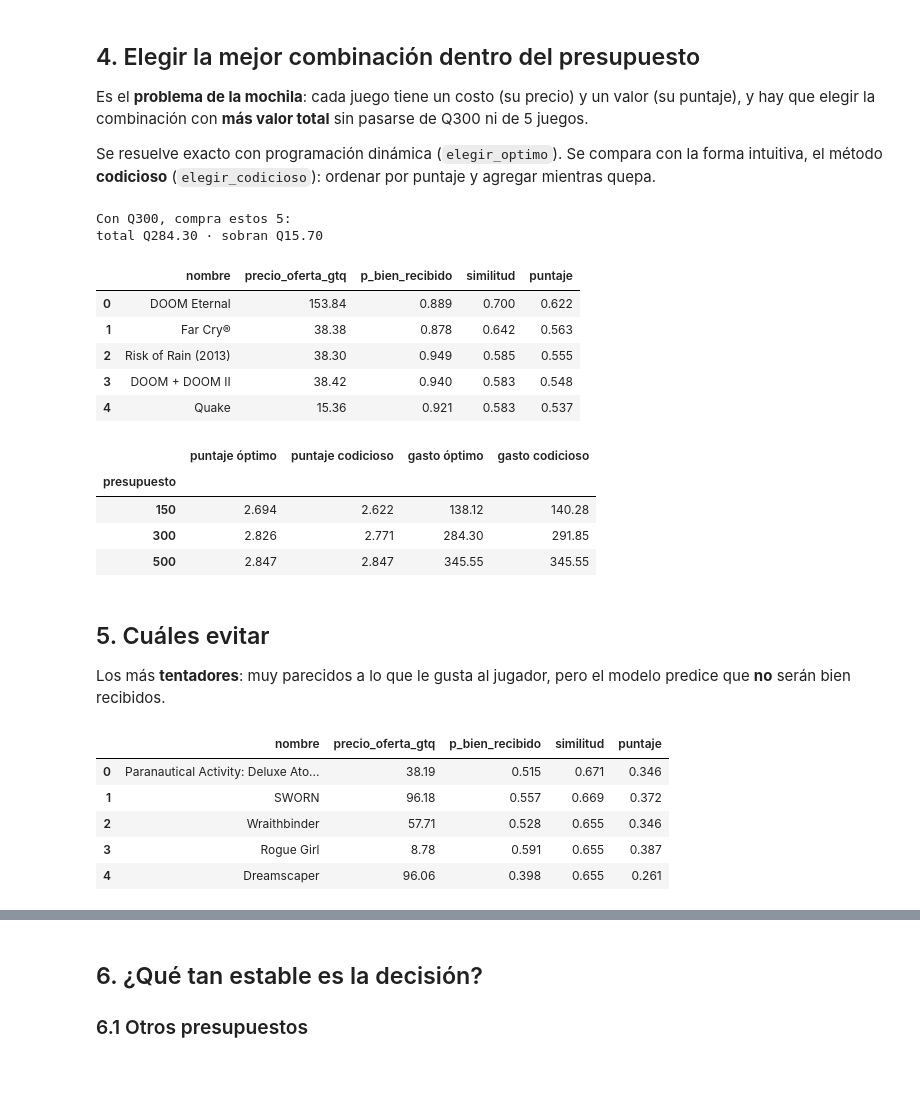
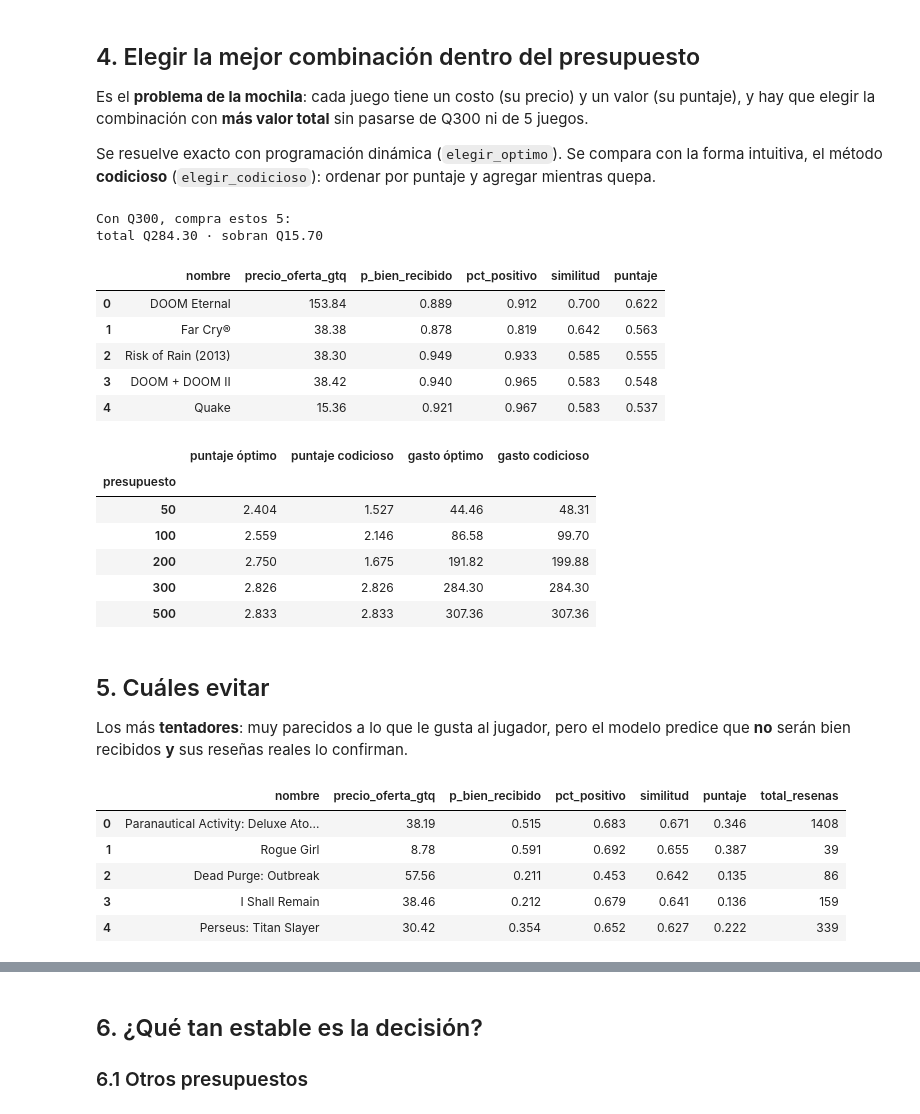
Before and after one commit to Nachopacca24/Data_science_final, a Jupyter notebook: notebooks/05_decision.ipynb, the cells around one changed output, grey strips where cells are left out. Saved outputs shown, nothing was run; the diff lists cells and outputs as text; code cells hidden in the pictures; blank space fills up the shorter version.

Commit message:
Decisión: las reseñas reales confirman al modelo antes de recomendar o mandar a evitar

```diff
--- a/notebooks/05_decision.ipynb
+++ b/notebooks/05_decision.ipynb
@@ -28,7 +30,7 @@ from src import config as C
 from src.decision import tabla_candidatos, filtrar, elegir_optimo, elegir_codicioso, evitar, cargar_umbral
 
 pd.set_option("display.max_colwidth", 45)
-COLS = ["nombre", "precio_oferta_gtq", "p_bien_recibido", "similitud", "puntaje"]
+COLS = ["nombre", "precio_oferta_gtq", "p_bien_recibido", "pct_positivo", "similitud", "puntaje"]
 # %% [markdown]
 ## 1. El jugador de ejemplo
 Le gustaron **DOOM** y **Hades** (`C.FAVORITOS_EJEMPLO`). Con eso se calcula, para cada juego, qué tanto se parece a sus gustos.
@@ -94,15 +100,15 @@ lista[COLS].round(3)
 # %% [output]
 Con Q300, compra estos 5:
 total Q284.30 · sobran Q15.70
-|  | nombre | precio_oferta_gtq | p_bien_recibido | similitud | puntaje |
-| 0 | DOOM Eternal | 153.84 | 0.889 | 0.700 | 0.622 |
-| 1 | Far Cry® | 38.38 | 0.878 | 0.642 | 0.563 |
-| 2 | Risk of Rain (2013) | 38.30 | 0.949 | 0.585 | 0.555 |
-| 3 | DOOM + DOOM II | 38.42 | 0.940 | 0.583 | 0.548 |
-| 4 | Quake | 15.36 | 0.921 | 0.583 | 0.537 |
+|  | nombre | precio_oferta_gtq | p_bien_recibido | pct_positivo | similitud | puntaje |
+| 0 | DOOM Eternal | 153.84 | 0.889 | 0.912 | 0.700 | 0.622 |
+| 1 | Far Cry® | 38.38 | 0.878 | 0.819 | 0.642 | 0.563 |
+| 2 | Risk of Rain (2013) | 38.30 | 0.949 | 0.933 | 0.585 | 0.555 |
+| 3 | DOOM + DOOM II | 38.42 | 0.940 | 0.965 | 0.583 | 0.548 |
+| 4 | Quake | 15.36 | 0.921 | 0.967 | 0.583 | 0.537 |
 # %%
 comparacion = []
-for presupuesto in [150, 300, 500]:
+for presupuesto in [50, 100, 200, 300, 500]:
     o = elegir_optimo(finales, presupuesto)
     g = elegir_codicioso(finales, presupuesto)
     comparacion.append({"presupuesto": presupuesto,
@@ -112,18 +118,20 @@ pd.DataFrame(comparacion).set_index("presupuesto").round(3)
 # %% [output]
 |  | puntaje óptimo | puntaje codicioso | gasto óptimo | gasto codicioso |
 | presupuesto |  |  |  |  |
-| 150 | 2.694 | 2.622 | 138.12 | 140.28 |
-| 300 | 2.826 | 2.771 | 284.30 | 291.85 |
-| 500 | 2.847 | 2.847 | 345.55 | 345.55 |
+| 50 | 2.404 | 1.527 | 44.46 | 48.31 |
+| 100 | 2.559 | 2.146 | 86.58 | 99.70 |
+| 200 | 2.750 | 1.675 | 191.82 | 199.88 |
+| 300 | 2.826 | 2.826 | 284.30 | 284.30 |
+| 500 | 2.833 | 2.833 | 307.36 | 307.36 |
 # %% [markdown]
 ## 5. Cuáles evitar
-Los más **tentadores**: muy parecidos a lo que le gusta al jugador, pero el modelo predice que **no** serán bien recibidos.
+Los más **tentadores**: muy parecidos a lo que le gusta al jugador, pero el modelo predice que **no** serán bien recibidos **y** sus reseñas reales lo confirman.
 # %%
-evitar(cand)[COLS].round(3)
+evitar(cand)[COLS + ["total_resenas"]].round(3)
 # %% [output]
-|  | nombre | precio_oferta_gtq | p_bien_recibido | similitud | puntaje |
-| 0 | Paranautical Activity: Deluxe Ato... | 38.19 | 0.515 | 0.671 | 0.346 |
-| 1 | SWORN | 96.18 | 0.557 | 0.669 | 0.372 |
-| 2 | Wraithbinder | 57.71 | 0.528 | 0.655 | 0.346 |
-| 3 | Rogue Girl | 8.78 | 0.591 | 0.655 | 0.387 |
-| 4 | Dreamscaper | 96.06 | 0.398 | 0.655 | 0.261 |
+|  | nombre | precio_oferta_gtq | p_bien_recibido | pct_positivo | similitud | puntaje | total_resenas |
+| 0 | Paranautical Activity: Deluxe Ato... | 38.19 | 0.515 | 0.683 | 0.671 | 0.346 | 1408 |
+| 1 | Rogue Girl | 8.78 | 0.591 | 0.692 | 0.655 | 0.387 | 39 |
+| 2 | Dead Purge: Outbreak | 57.56 | 0.211 | 0.453 | 0.642 | 0.135 | 86 |
+| 3 | I Shall Remain | 38.46 | 0.212 | 0.679 | 0.641 | 0.136 | 159 |
+| 4 | Perseus: Titan Slayer | 30.42 | 0.354 | 0.652 | 0.627 | 0.222 | 339 |
```
Also changed, not shown: parts of 11 cells of this notebook, 5 other files.
